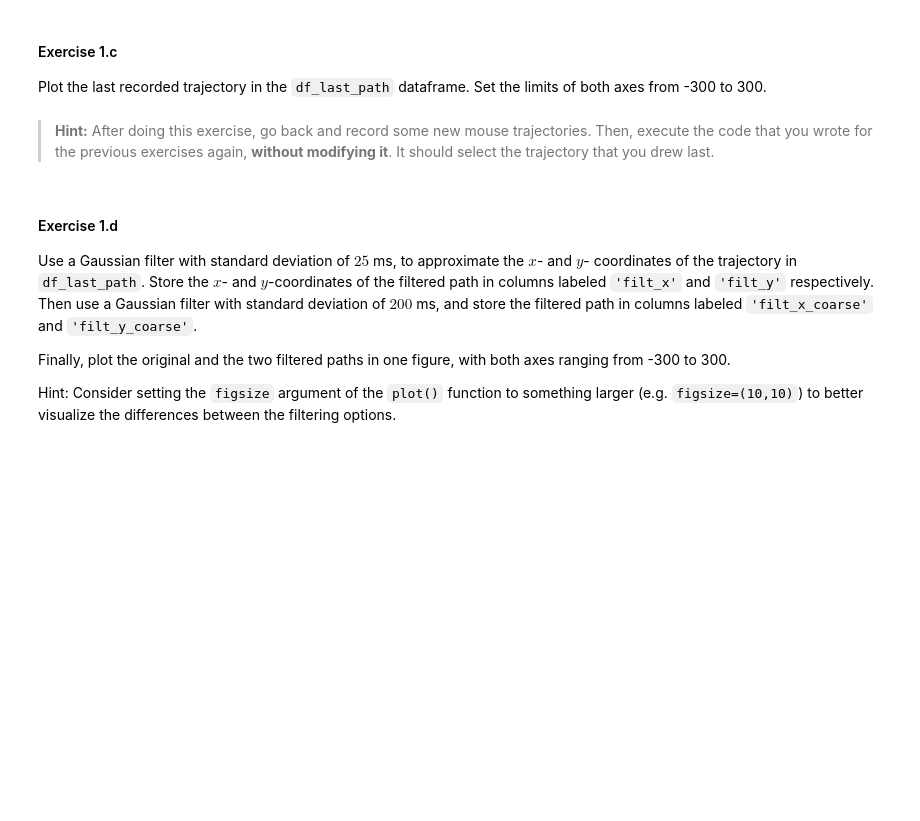
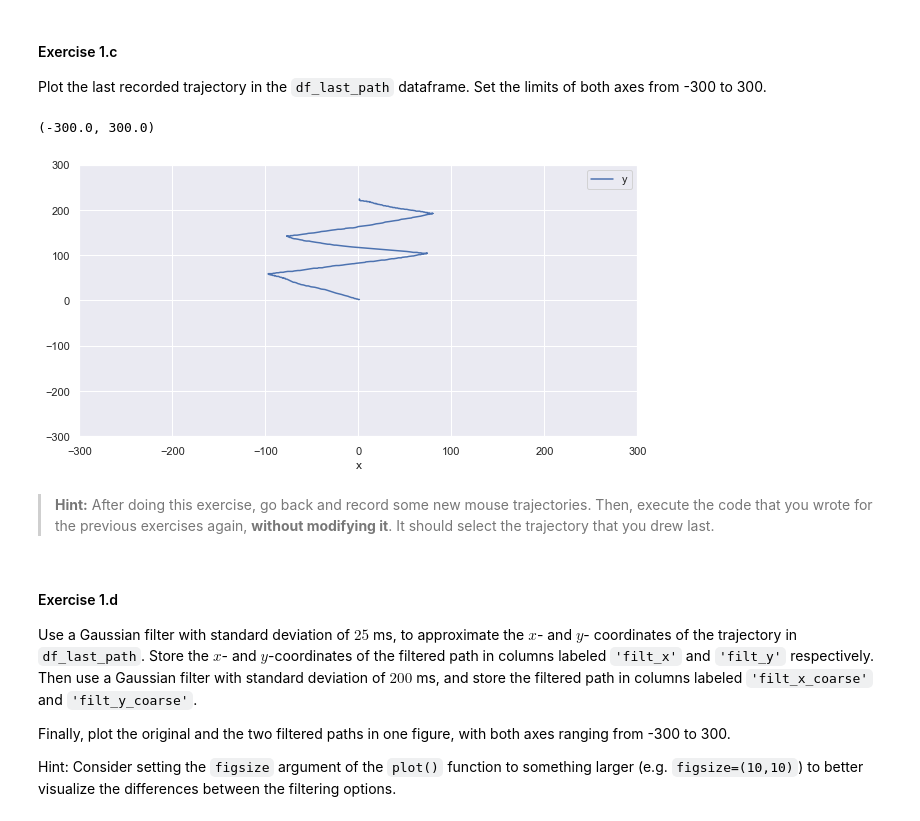
Before and after one commit to danieltyukov/tue-data-analytics, a Jupyter notebook: 5_DAS/Exercises-DAS-1819283.ipynb, the cells around one changed output. Saved outputs shown, nothing was run; the diff lists cells and outputs as text; code cells hidden in the pictures; blank space fills up the shorter version.

```diff
--- a/5_DAS/Exercises-DAS-1819283.ipynb
+++ b/5_DAS/Exercises-DAS-1819283.ipynb
@@ -280,7 +335,8 @@ Select the data from the last recorded trajectory using a boolean mask, and stor
 # %%
 #// BEGIN_TODO [DAS_1b] Select data (1 point)
 
-# ===== =====> Replace this line by your code. <===== ===== #
+maximum = df_last_path = df_paths[df_paths['trial']==max(df_paths['trial'])]
+df_last_path = maximum
 
 #// END_TODO [DAS_1b]
 
@@ -292,9 +355,14 @@ Plot the last recorded trajectory in the `df_last_path` dataframe. Set the limit
 # %%
 #// BEGIN_TODO [DAS_1c] Select data (1 point)
 
-# ===== =====> Replace this line by your code. <===== ===== #
+ax1 = df_last_path.plot(x='x', y='y')
+ax1.set_xlim(-300, 300)
+ax1.set_ylim(-300, 300)
 
 #// END_TODO [DAS_1c]
+# %% [output]
+(-300.0, 300.0)
+[figure, added]
 # %% [markdown]
 > **Hint:** After doing this exercise, go back and record some new mouse trajectories. Then, execute the code that you wrote for the previous exercises again, **without modifying it**. It should select the trajectory that you drew last.
 # %% [markdown]
```
Also changed, not shown: parts of 83 cells of this notebook, 1 other file.
